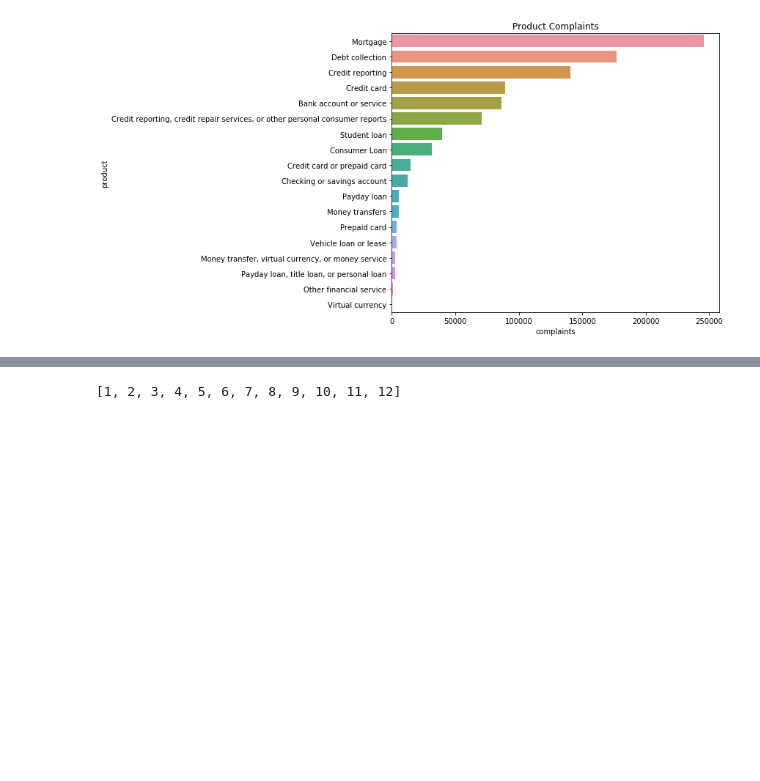
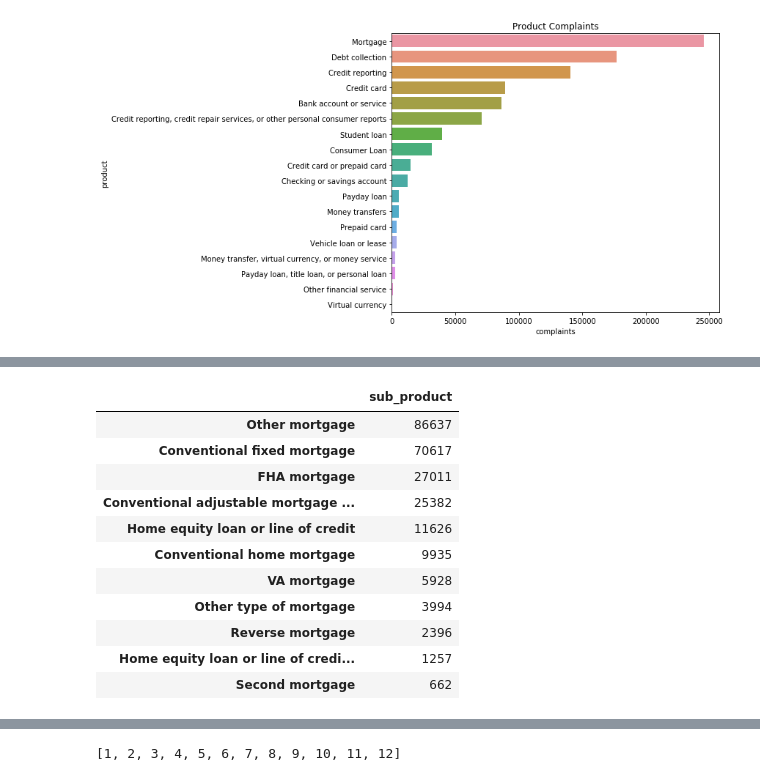
Before and after one commit to Halvinn/cfpb_complaints, a Jupyter notebook: cfpb_complaints.ipynb, the cells around one changed output, grey strips where cells are left out. Drawn from its saved outputs; the diff is of its cells as text; code cells hidden in the pictures; blank space fills up the shorter version.

```diff
--- a/cfpb_complaints.ipynb
+++ b/cfpb_complaints.ipynb
@@ -115,0 +138,16 @@ Text(0.5,1,'Product Complaints')
+# %%
+mortgages = pd.DataFrame(sub_products('Mortgage'))
+mortgages
+# %% [output]
+|  | sub_product |
+| Other mortgage | 86637 |
+| Conventional fixed mortgage | 70617 |
+| FHA mortgage | 27011 |
+| Conventional adjustable mortgage ... | 25382 |
+| Home equity loan or line of credit | 11626 |
+| Conventional home mortgage | 9935 |
+| VA mortgage | 5928 |
+| Other type of mortgage | 3994 |
+| Reverse mortgage | 2396 |
+| Home equity loan or line of credi... | 1257 |
+| Second mortgage | 662 |
```
Also changed, not shown: parts of 10 cells of this notebook.
